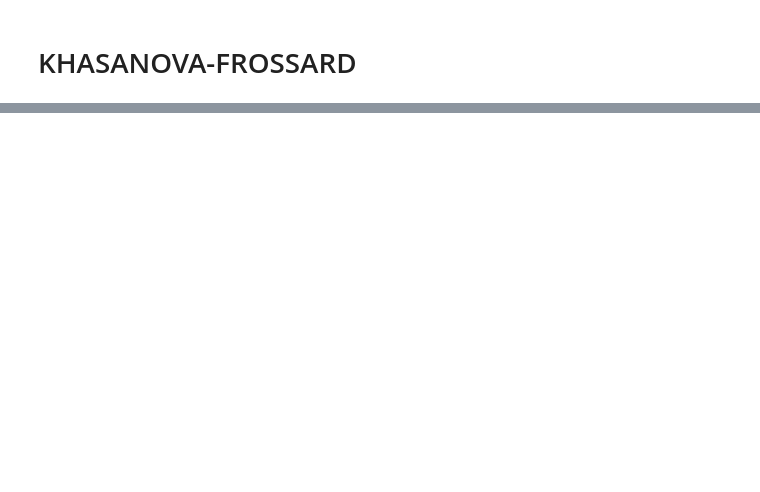
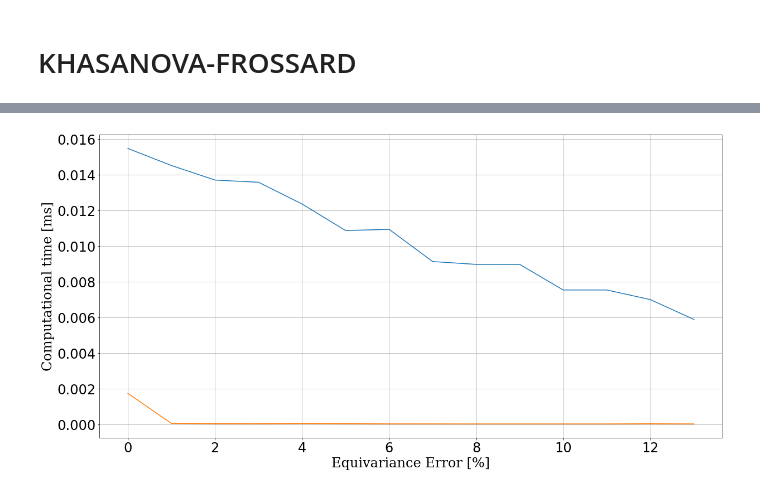
Before and after one commit to MartMilani/PDM, a Jupyter notebook: codes/06.Equivariance_error/equiangular_tradeoff.ipynb, the cells around one changed output, grey strips where cells are left out. Drawn from its saved outputs; the diff is of its cells as text; code cells hidden in the pictures; blank space fills up the shorter version.

```diff
--- a/codes/06.Equivariance_error/equiangular_tradeoff.ipynb
+++ b/codes/06.Equivariance_error/equiangular_tradeoff.ipynb
@@ -637,0 +686,59 @@ plt.savefig("tradeoff.png")
+# %%
+import pygsp as pg
+
+N = 15
+
+bw = 16
+
+lmax = bw
+sphere = FullEquiangular(bw=bw)
+
+e = np.zeros(N-1)
+t = np.zeros(N-1)
+
+
+
+kappas = np.linspace(0,0.5, N)
+for i in range(N-1):
+    k = kappas[i]
+    W = sphere.W.copy()
+    W[W < k] = 0
+    sparse_graph = pg.graphs.Graph(W)
+
+
+    HKGL = sparse_graph.L
+    max_eig_value = scipy.sparse.linalg.eigsh(HKGL, 1, return_eigenvectors=False)[0]
+    HKGL_normalized = HKGL/max_eig_value
+
+    def diffuse_HKGL(x):
+        start = time.perf_counter()
+        res = HKGL_normalized@x
+        return res, time.perf_counter()-start
+
+
+
+    def _filter_HKGL(grid):
+        array = grid.data
+        f = to_signal(array)
+        ### here goes the filtering ###
+        f, t = diffuse_HKGL(f)
+        ### ----------------------- ###
+        array = to_array(f)
+        return pyshtools.SHGrid.from_array(array), t
+
+
+
+
+    e[i], t[i] = equivariance_error(20, _filter_HKGL, plot=False, save=False)
+
+plt.plot(e)
+plt.plot(t)
+plt.xlabel('Equivariance Error [%]', fontdict=font)
+plt.ylabel('Computational time [ms]', fontdict=font)
+
+plt.xticks(fontsize=24)
+plt.yticks(fontsize=24)
+
+plt.grid()
+# %% [output]
+[figure, added]
```
Also changed, not shown: parts of 6 cells of this notebook, 3 other files.
